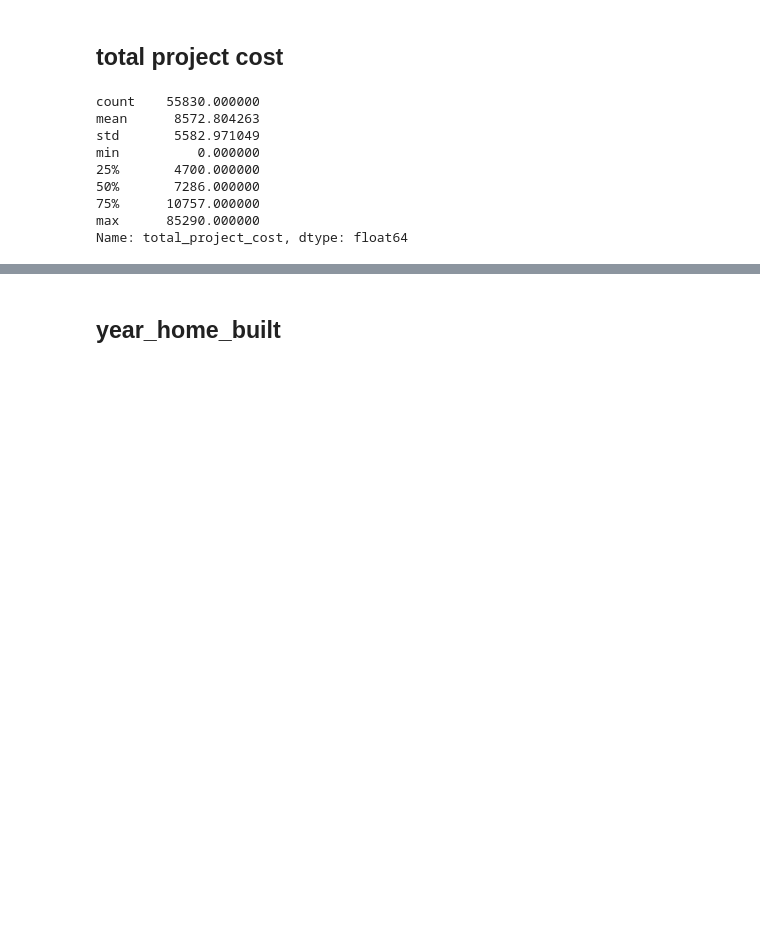
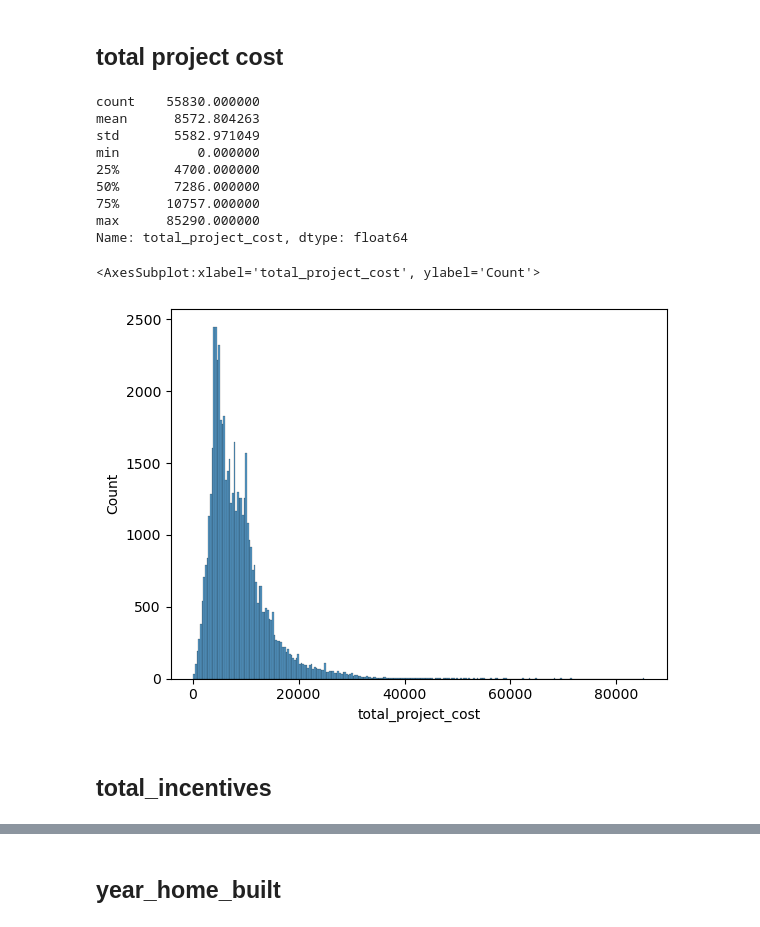
Before and after one commit to Phylanxy/IH_Midterm_Project, a Jupyter notebook: Midterm_project.ipynb, the cells around one changed output, grey strips where cells are left out. Drawn from its saved outputs; the diff is of its cells as text; code cells hidden in the pictures; blank space fills up the shorter version.

```diff
--- a/Midterm_project.ipynb
+++ b/Midterm_project.ipynb
@@ -153 +155,8 @@ Name: total_project_cost, dtype: float64
 df = df.loc[(df["total_project_cost"] != 0)]
+# %%
+sns.histplot(df["total_project_cost"])
+# %% [output]
+<AxesSubplot:xlabel='total_project_cost', ylabel='Count'>
+[figure, added]
+# %% [markdown]
+## total_incentives
```
Also changed, not shown: parts of 12 cells of this notebook.
